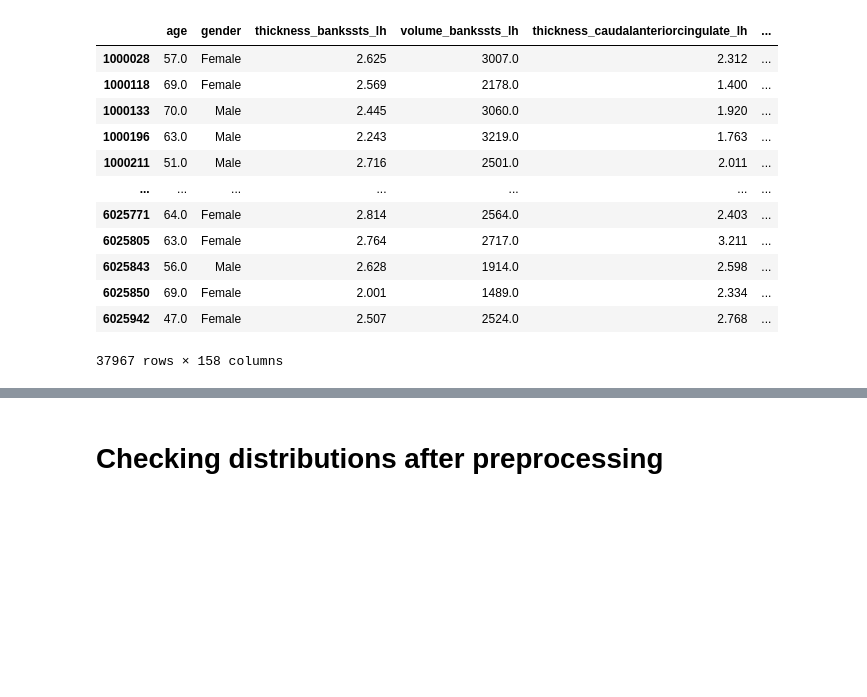
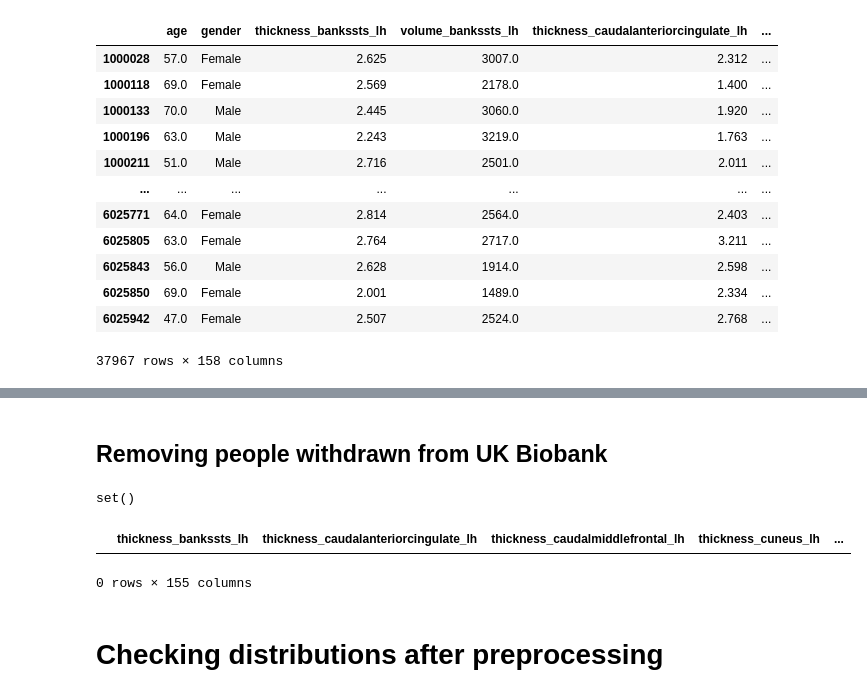
Before and after one commit to tighu20/adni_phenotypes, a Jupyter notebook: data/Preprocessing UKB data.ipynb, the cells around one changed output, grey strips where cells are left out. Cells and saved outputs as stored; diff of their text form; code cells hidden in the pictures; blank space fills up the shorter version.

```diff
--- a/data/Preprocessing UKB data.ipynb
+++ b/data/Preprocessing UKB data.ipynb
@@ -166,3 +180,17 @@ ukb_scaled
+# %% [markdown]
+## Removing people withdrawn from UK Biobank
+# %%
+ukb_ids_to_remove = [1092738, 1443854, 2847310, 2863092, 2943224, 3015328, 3104735, 3106141, 3395381, 3430247, 3645839, 3798523, 4061091, 4610260, 4926254, 5160504, 5239650, 5544673, 6018056]
+# %%
+# Turns out there's no ID to remove in our fields
+set(ukb_scaled.index.values) & set(ukb_ids_to_remove)
+# %% [output]
+set()
+# %%
+ukb_scaled.loc[ukb_scaled.index.isin(ukb_ids_to_remove), :]
+# %% [output]
+|  | thickness_bankssts_lh | thickness_caudalanteriorcingulate_lh | thickness_caudalmiddlefrontal_lh | thickness_cuneus_lh | ... |
+0 rows × 155 columns
 # %%
 ukb_scaled.to_csv('ukb_scaled_corrected.csv')
 # %% [markdown]
```
Also changed, not shown: parts of 1 cell of this notebook, 7 other files.
